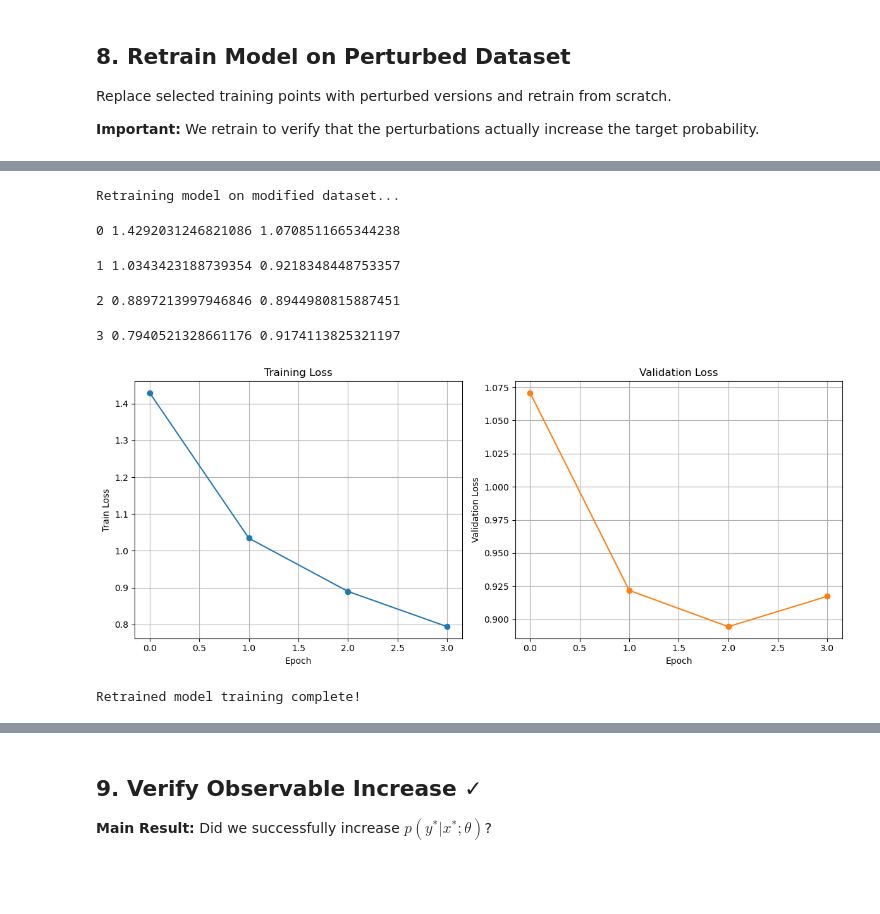
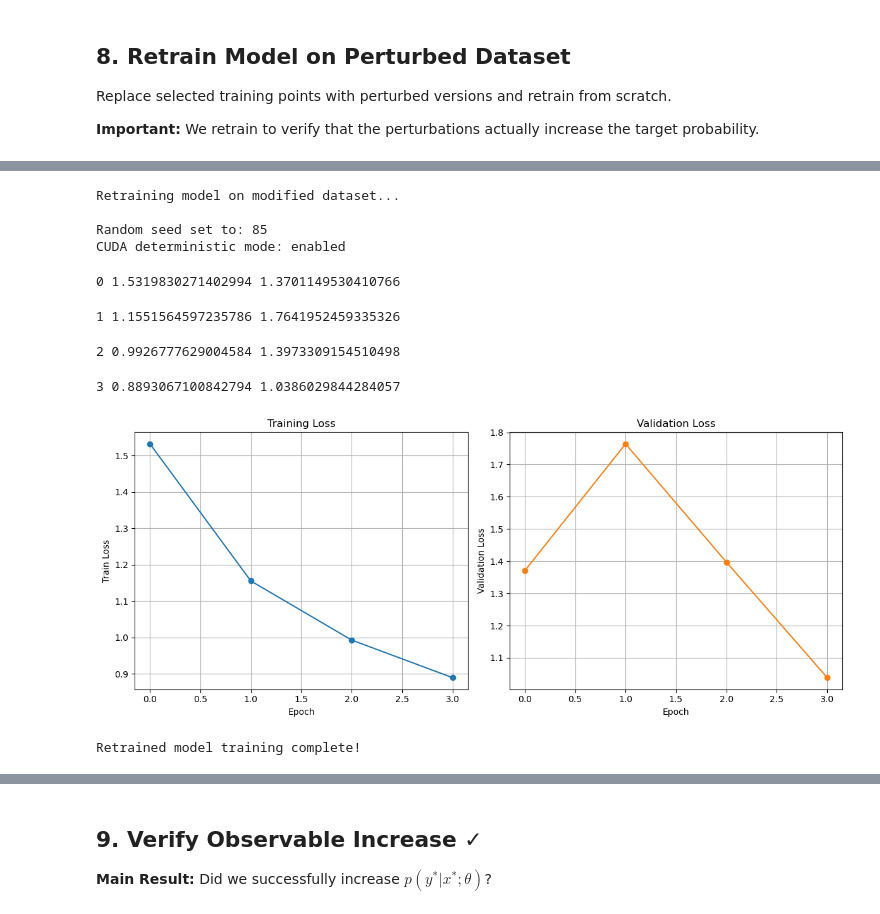
Before and after one commit to jrosseruk/infusion, a Jupyter notebook: mnist_influence_with_kronfluence.ipynb, the cells around one changed output, grey strips where cells are left out. Cells and saved outputs as stored; diff of their text form; code cells hidden in the pictures; blank space fills up the shorter version.

```diff
--- a/mnist_influence_with_kronfluence.ipynb
+++ b/mnist_influence_with_kronfluence.ipynb
@@ -602,6 +636,17 @@ print(f"\nNumber of tracked modules: {len(v_list)}")
 print(f"Number of parameters: {len(params)}")
 for i, v in enumerate(v_list):
     print(f"IHVP {i} shape: {v.shape}")
+
+# >>> ADD THIS BLOCK <<<
+# Make sure IHVPs are on the same device and don't require grad
+device_v = next(model.parameters()).device
+v_list = [v.to(device_v).detach() for v in v_list]
+
+with torch.no_grad():
+    total_sq = sum((v**2).sum() for v in v_list)
+    norm = torch.sqrt(total_sq) + 1e-12
+v_list_norm = [v / norm for v in v_list]
+# <<< END ADD >>>
 # %% [output]
 Tracked modules: ['conv', 'layer1.conv1', 'layer1.conv2', 'layer2.conv1', 'layer2.conv2', 'layer2.downsample.0', 'layer3.conv1', 'layer3.conv2', 'layer3.downsample.0', 'fc']
 Module conv has parameters:
@@ -854,13 +899,14 @@ n_train = len(train_ds)
 
 # Apply PGD with convergence monitoring
 X_perturbed, pert_norms = apply_pgd_perturbation(
-    model, X_selected, y_selected, v_list, len(train_ds),
+    model, X_selected, y_selected, v_list_norm, len(train_ds),
     epsilon=args.epsilon,
     alpha=args.alpha,
     n_steps=args.n_steps,
     norm='inf',
-    verbose=True  # Show convergence diagnostics
+    verbose=True
 )
+
 
 print(f"\nPerturbation applied!")
 print(f"  Mean L_∞ norm: {pert_norms.mean():.4f}")
@@ -1044,33 +1096,50 @@ Created modified dataset:
 # %%
 # Retrain model on modified dataset
 print(f"Retraining model on modified dataset...\n")
 
-# Create dataloader for modified dataset
+# Set random seed for deterministic model initialization AND dataloader
+torch.manual_seed(args.random_seed)
+np.random.seed(args.random_seed)
+if torch.cuda.is_available():
+    torch.cuda.manual_seed(args.random_seed)
+    torch.cuda.manual_seed_all(args.random_seed)
+
+# Enable deterministic mode for CUDA operations
+torch.backends.cudnn.deterministic = True
+torch.backends.cudnn.benchmark = False
+
+print(f"Random seed set to: {args.random_seed}")
+print(f"CUDA deterministic mode: enabled\n")
+
+# Use get_dataloader() to ensure same data ordering as original training
+# This creates a FixedPermutationSampler with the same permutation (due to seed above)
 modified_dl = get_dataloader(modified_dataset, args.batch_size)
 
 # Completely reinitialize the model for retraining
 model_retrained = make_model().to(device)
 
-
 # Use same optimizer and loss function
-opt_retrained = torch.optim.SGD(model_retrained.parameters(), lr=args.learning_rate, momentum=args.momentum, weight_decay=args.weight_decay)
+opt_retrained = torch.optim.SGD(model_retrained.parameters(), lr=args.learning_rate)
 loss_func_retrained = torch.nn.CrossEntropyLoss()
 
 # Train using the same function
 ckpt_dir_retrained = "./checkpoints/retrained/"
 if not os.path.exists(ckpt_dir_retrained):
     os.makedirs(ckpt_dir_retrained, exist_ok=True)
 
 fit(args.epochs, model_retrained, loss_func_retrained, opt_retrained, modified_dl, valid_dl, ckpt_dir_retrained)
 
 print(f"\nRetrained model training complete!")
 # %% [output]
 Retraining model on modified dataset...
+
+Random seed set to: 85
+CUDA deterministic mode: enabled
-0 1.4292031246821086 1.0708511665344238
+0 1.5319830271402994 1.3701149530410766
-1 1.0343423188739354 0.9218348448753357
+1 1.1551564597235786 1.7641952459335326
-2 0.8897213997946846 0.8944980815887451
+2 0.9926777629004584 1.3973309154510498
-3 0.7940521328661176 0.9174113825321197
+3 0.8893067100842794 1.0386029844284057
-[figure, old version]
+[figure, new version]
 Retrained model training complete!
 # %%
 # Evaluate test accuracy BEFORE and AFTER perturbation
```
Also changed, not shown: parts of 15 cells of this notebook.
